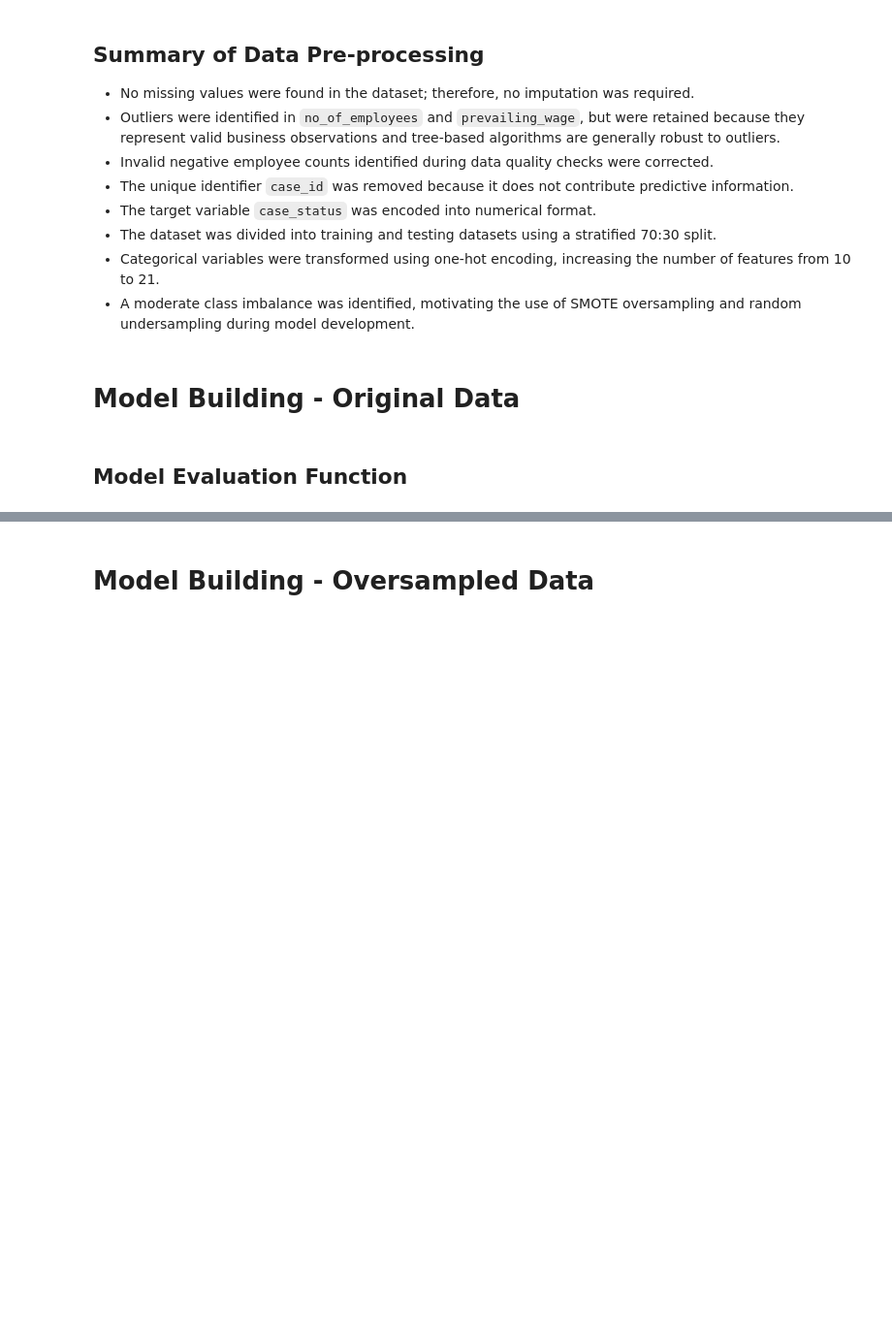
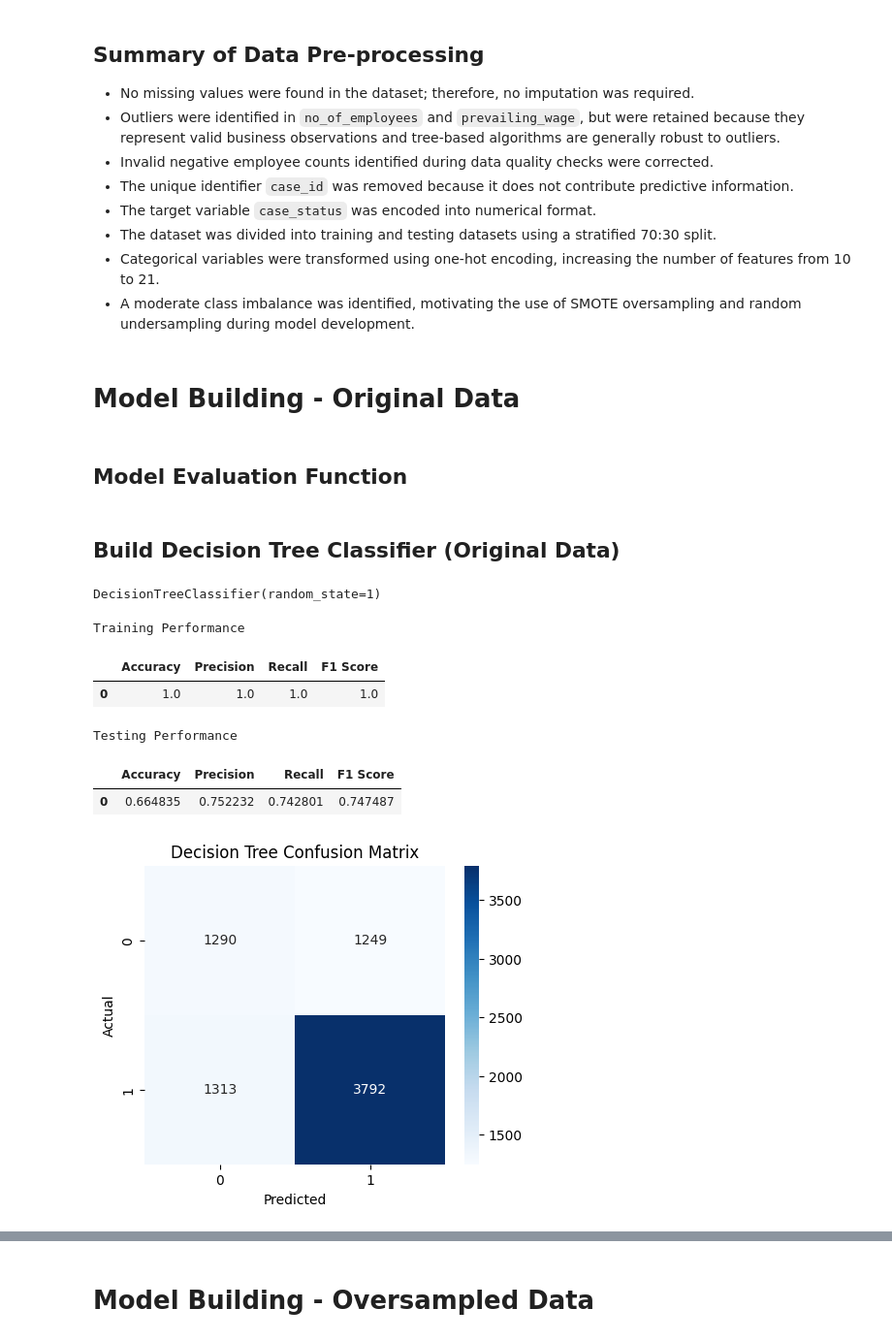
Before and after one commit to click2shivesh/shivesh-uta-aiml-py, a Jupyter notebook: Shivesh_Project_Full_Code_Notebook_EasyVisa.ipynb, the cells around one changed output, grey strips where cells are left out. Shown at 97% size. Cells and saved outputs as stored; diff of their text form; code cells hidden in the pictures; blank space fills up the shorter version.

```diff
--- a/Shivesh_Project_Full_Code_Notebook_EasyVisa.ipynb
+++ b/Shivesh_Project_Full_Code_Notebook_EasyVisa.ipynb
@@ -1541,3 +1541,71 @@ def model_performance_classification(model, predictors, target):
     )
 
     return performance
+# %% [markdown]
+## Build Decision Tree Classifier (Original Data)
+# %%
+# Train the Model
+# Decision Tree Classifier
+
+dtree = DecisionTreeClassifier(
+    random_state=1
+)
+
+dtree.fit(X_train, y_train)
+# %% [output]
+DecisionTreeClassifier(random_state=1)
+# %%
+# Check Training Performance
+# Training performance
+
+dtree_train_perf = model_performance_classification(
+    dtree,
+    X_train,
+    y_train
+)
+
+print("Training Performance")
+dtree_train_perf
+# %% [output]
+Training Performance
+|  | Accuracy | Precision | Recall | F1 Score |
+| 0 | 1.0 | 1.0 | 1.0 | 1.0 |
+# %%
+# Check Testing Performance
+# Testing performance
+
+dtree_test_perf = model_performance_classification(
+    dtree,
+    X_test,
+    y_test
+)
+
+print("Testing Performance")
+dtree_test_perf
+# %% [output]
+Testing Performance
+|  | Accuracy | Precision | Recall | F1 Score |
+| 0 | 0.664835 | 0.752232 | 0.742801 | 0.747487 |
+# %%
+# Confusion Matrix
+
+cm = confusion_matrix(
+    y_test,
+    dtree.predict(X_test)
+)
+
+plt.figure(figsize=(5,4))
+
+sns.heatmap(
+    cm,
+    annot=True,
+    fmt="d",
+    cmap="Blues"
+)
+
+plt.title("Decision Tree Confusion Matrix")
+plt.xlabel("Predicted")
+plt.ylabel("Actual")
+plt.show()
+# %% [output]
+[figure, added]
```
Also changed, not shown: parts of 70 cells of this notebook.
